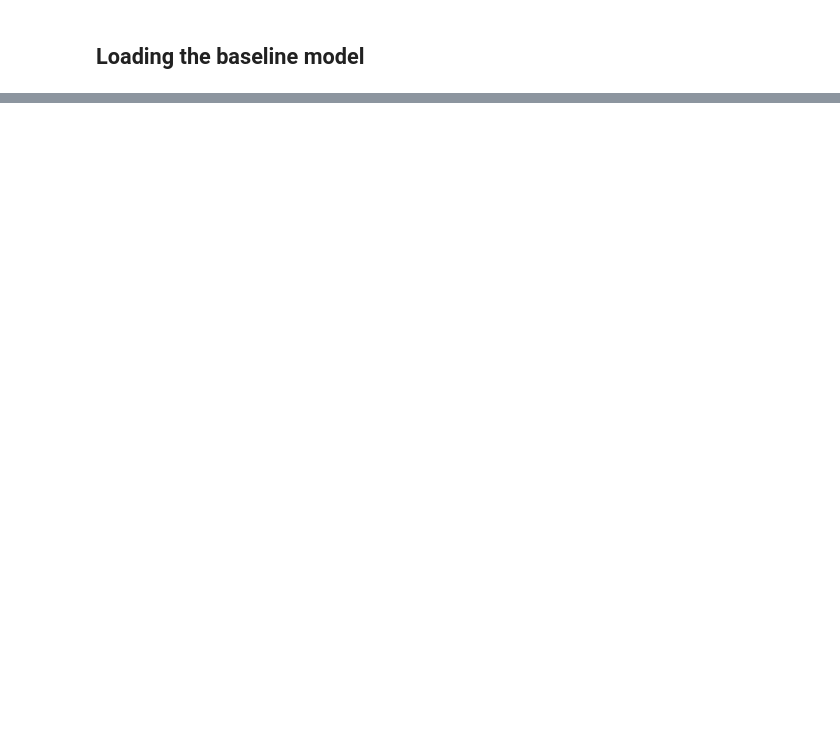
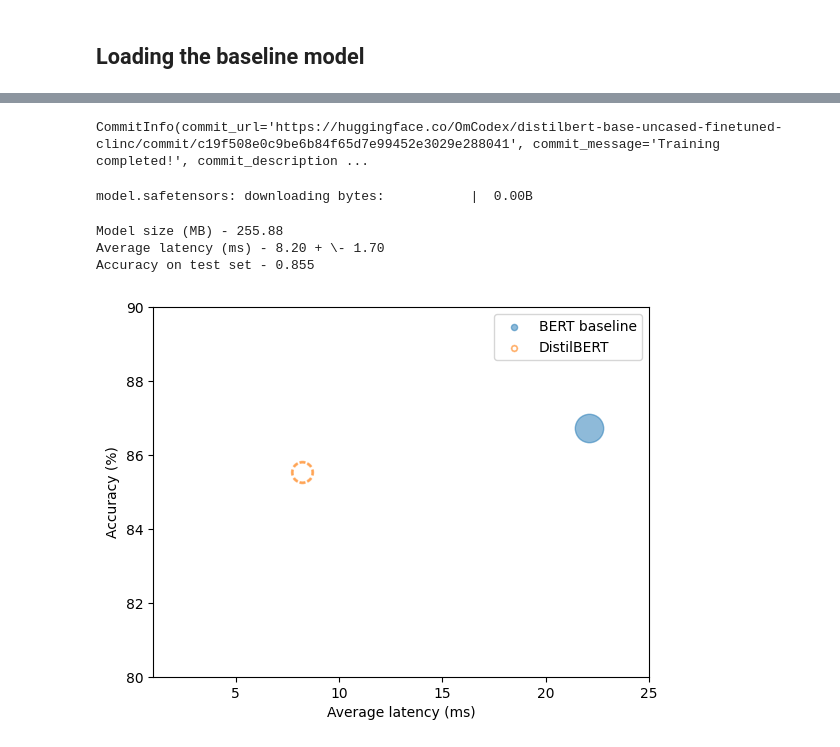
Before and after one commit to Om-codex/transformers_from_scratch, a Jupyter notebook: Efficient-Transformers/making_transformers_efficient.ipynb, the cells around one changed output, grey strips where cells are left out. Cells and saved outputs as stored; diff of their text form; code cells hidden in the pictures; blank space fills up the shorter version.

Commit message:
Trained the student model on alpha=1

```diff
--- a/Efficient-Transformers/making_transformers_efficient.ipynb
+++ b/Efficient-Transformers/making_transformers_efficient.ipynb
@@ -13,0 +61,3 @@ KeyboardInterrupt:
+# %%
+from evaluate import load
+accuracy_score = load("accuracy")
@@ -13,0 +137,3 @@ KeyboardInterrupt:
+# %%
+pb = PerformanceBenchmark(pipe, clinc["test"])
+perf_metrics = pb.run_benchmark()
@@ -13,0 +313,47 @@ KeyboardInterrupt:
+# %%
+distilbert_trainer.push_to_hub("Training completed!")
+# %% [output]
+CommitInfo(commit_url='https://huggingface.co/OmCodex/distilbert-base-uncased-finetuned-clinc/commit/c19f508e0c9be6b84f65d7e99452e3029e288041', commit_message='Training completed!', commit_description ...
+# %%
+finetuned_ckpt = "OmCodex/distilbert-base-uncased-finetuned-clinc"
+pipe = pipeline("text-classification", model=finetuned_ckpt)
+# %% [output]
+model.safetensors: downloading bytes:           |  0.00B
+# %%
+optim_type = "DistilBERT"
+pb = PerformanceBenchmark(pipe, clinc["test"], optim_type=optim_type)
+perf_metrics.update(pb.run_benchmark())
+# %% [output]
+Model size (MB) - 255.88
+Average latency (ms) - 8.20 + \- 1.70
+Accuracy on test set - 0.855
+# %%
+import pandas as pd
+import matplotlib.pyplot as plt
+
+def plot_metrics(perf_metrics, current_optim_type):
+ df = pd.DataFrame.from_dict(perf_metrics, orient='index')
+ for idx in df.index:
+  df_opt = df.loc[idx]
+  # Add a dashed circle around the current optimization type
+  if idx == current_optim_type:
+    plt.scatter(df_opt["time_avg_ms"], df_opt["accuracy"] * 100,
+      alpha=0.5, s=df_opt["size_mb"], label=idx,
+      marker='$◌$')
+  else:
+    plt.scatter(df_opt["time_avg_ms"], df_opt["accuracy"] * 100,
+    s=df_opt["size_mb"], label=idx, alpha=0.5)
+ legend = plt.legend(bbox_to_anchor=(1,1))
+ for handle in legend.legend_handles:
+  handle.set_sizes([20])
+ plt.ylim(80,90)
+ # Use the slowest model to define the x-axis range
+ xlim = int(perf_metrics["BERT baseline"]["time_avg_ms"] + 3)
+ plt.xlim(1, xlim)
+ plt.ylabel("Accuracy (%)")
+ plt.xlabel("Average latency (ms)")
+ plt.show()
+
+plot_metrics(perf_metrics, optim_type)
+# %% [output]
+[figure, added]
```
Also changed, not shown: parts of 20 cells of this notebook.
